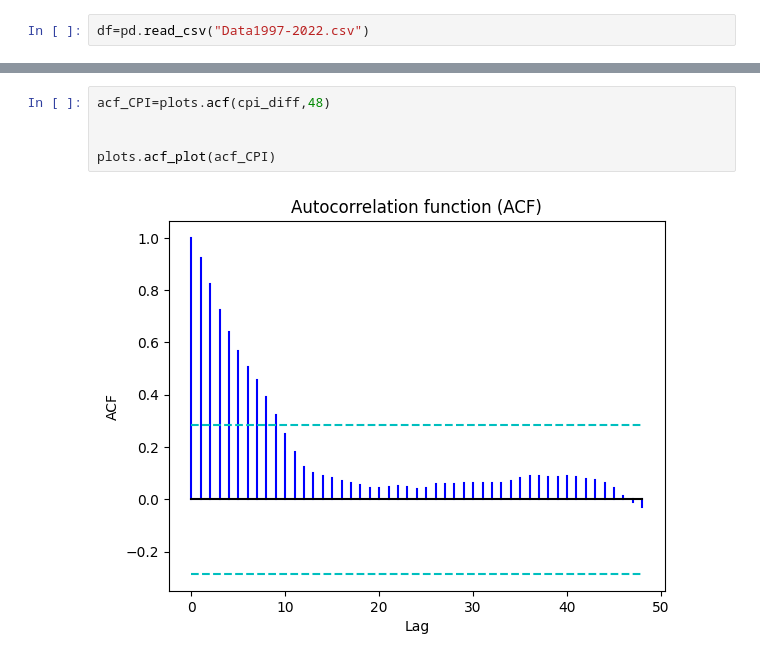
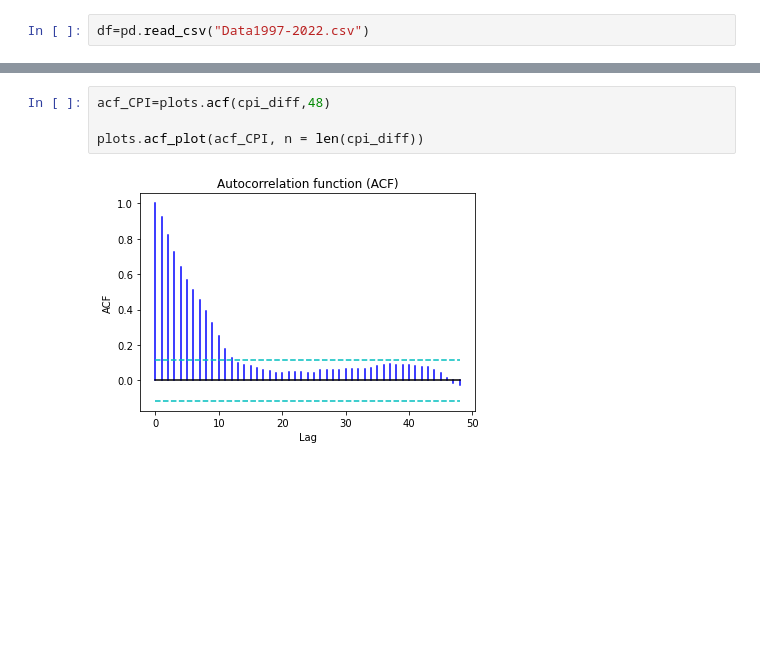
Before and after one commit to Carolje/TMA4285-Project, a Jupyter notebook: Dataplots.ipynb, the cells around one changed output, grey strips where cells are left out. Cells and saved outputs as stored; diff of their text form; blank space fills up the shorter version.

```diff
--- a/Dataplots.ipynb
+++ b/Dataplots.ipynb
@@ -64,10 +66,9 @@ plt.show()
 # %%
 acf_CPI=plots.acf(cpi_diff,48)
 
-
-plots.acf_plot(acf_CPI)
+plots.acf_plot(acf_CPI, n = len(cpi_diff))
 # %% [output]
-[figure, old version]
+[figure, new version]
 # %%
 pacf_CPI=plots.pacf(cpi_diff,48)
 
```
Also changed, not shown: parts of 10 cells of this notebook, 2 other files.
